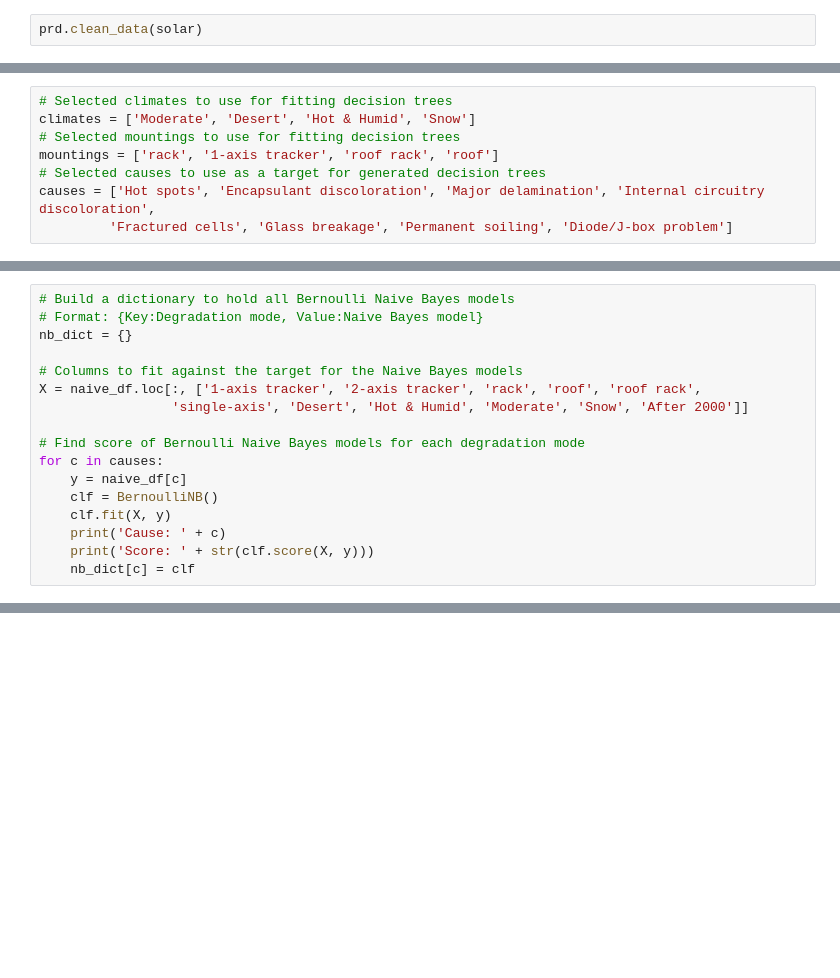
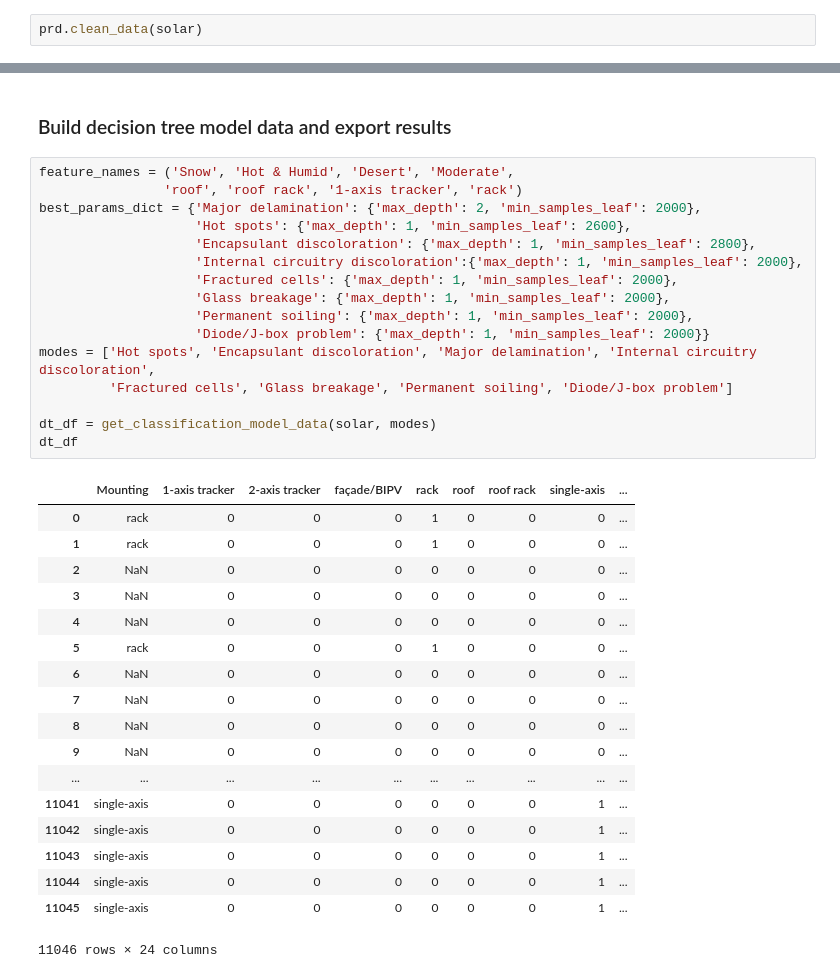
Before and after one commit to hackingmaterials/duramat, a Jupyter notebook: degradation_modes/classification_models_analysis.ipynb, the cells around one changed output, grey strips where cells are left out. Cells and saved outputs as stored; diff of their text form; blank space fills up the shorter version.

Commit message:
Code cleanup and adding new README file for the degradation_modes directory

```diff
--- a/degradation_modes/classification_models_analysis.ipynb
+++ b/degradation_modes/classification_models_analysis.ipynb
@@ -92,8 +38,0 @@ u'29 interconnect;9 delam;5 burns;4 solder;4 discolor;2 hotspots 1diode'
-# %%
-# Selected climates to use for fitting decision trees
-climates = ['Moderate', 'Desert', 'Hot & Humid', 'Snow']
-# Selected mountings to use for fitting decision trees
-mountings = ['rack', '1-axis tracker', 'roof rack', 'roof']
-# Selected causes to use as a target for generated decision trees
-causes = ['Hot spots', 'Encapsulant discoloration', 'Major delamination', 'Internal circuitry discoloration',
-         'Fractured cells', 'Glass breakage', 'Permanent soiling', 'Diode/J-box problem']
@@ -130,17 +38,0 @@ naive_df.tail()
-# %%
-# Build a dictionary to hold all Bernoulli Naive Bayes models
-# Format: {Key:Degradation mode, Value:Naive Bayes model}
-nb_dict = {}
-
-# Columns to fit against the target for the Naive Bayes models
-X = naive_df.loc[:, ['1-axis tracker', '2-axis tracker', 'rack', 'roof', 'roof rack',
-                 'single-axis', 'Desert', 'Hot & Humid', 'Moderate', 'Snow', 'After 2000']]
-
-# Find score of Bernoulli Naive Bayes models for each degradation mode
-for c in causes:
-    y = naive_df[c]
-    clf = BernoulliNB()
-    clf.fit(X, y)
-    print('Cause: ' + c)
-    print('Score: ' + str(clf.score(X, y)))
-    nb_dict[c] = clf
@@ -227,0 +132,37 @@ array([0, 0, 0, ..., 1, 1, 1])
+# %% [markdown]
+### Build decision tree model data and export results
+# %%
+feature_names = ('Snow', 'Hot & Humid', 'Desert', 'Moderate',
+                'roof', 'roof rack', '1-axis tracker', 'rack')
+best_params_dict = {'Major delamination': {'max_depth': 2, 'min_samples_leaf': 2000},
+                    'Hot spots': {'max_depth': 1, 'min_samples_leaf': 2600},
+                    'Encapsulant discoloration': {'max_depth': 1, 'min_samples_leaf': 2800},
+                    'Internal circuitry discoloration':{'max_depth': 1, 'min_samples_leaf': 2000},
+                    'Fractured cells': {'max_depth': 1, 'min_samples_leaf': 2000},
+                    'Glass breakage': {'max_depth': 1, 'min_samples_leaf': 2000},
+                    'Permanent soiling': {'max_depth': 1, 'min_samples_leaf': 2000},
+                    'Diode/J-box problem': {'max_depth': 1, 'min_samples_leaf': 2000}}
+modes = ['Hot spots', 'Encapsulant discoloration', 'Major delamination', 'Internal circuitry discoloration',
+         'Fractured cells', 'Glass breakage', 'Permanent soiling', 'Diode/J-box problem']
+
+dt_df = get_classification_model_data(solar, modes)
+dt_df
+# %% [output]
+|  | Mounting | 1-axis tracker | 2-axis tracker | façade/BIPV | rack | roof | roof rack | single-axis | ... |
+| 0 | rack | 0 | 0 | 0 | 1 | 0 | 0 | 0 | ... |
+| 1 | rack | 0 | 0 | 0 | 1 | 0 | 0 | 0 | ... |
+| 2 | NaN | 0 | 0 | 0 | 0 | 0 | 0 | 0 | ... |
+| 3 | NaN | 0 | 0 | 0 | 0 | 0 | 0 | 0 | ... |
+| 4 | NaN | 0 | 0 | 0 | 0 | 0 | 0 | 0 | ... |
+| 5 | rack | 0 | 0 | 0 | 1 | 0 | 0 | 0 | ... |
+| 6 | NaN | 0 | 0 | 0 | 0 | 0 | 0 | 0 | ... |
+| 7 | NaN | 0 | 0 | 0 | 0 | 0 | 0 | 0 | ... |
+| 8 | NaN | 0 | 0 | 0 | 0 | 0 | 0 | 0 | ... |
+| 9 | NaN | 0 | 0 | 0 | 0 | 0 | 0 | 0 | ... |
+| ... | ... | ... | ... | ... | ... | ... | ... | ... | ... |
+| 11041 | single-axis | 0 | 0 | 0 | 0 | 0 | 0 | 1 | ... |
+| 11042 | single-axis | 0 | 0 | 0 | 0 | 0 | 0 | 1 | ... |
+| 11043 | single-axis | 0 | 0 | 0 | 0 | 0 | 0 | 1 | ... |
+| 11044 | single-axis | 0 | 0 | 0 | 0 | 0 | 0 | 1 | ... |
+| 11045 | single-axis | 0 | 0 | 0 | 0 | 0 | 0 | 1 | ... |
+11046 rows × 24 columns
```
Also changed, not shown: parts of 38 cells of this notebook, 21 other files.
